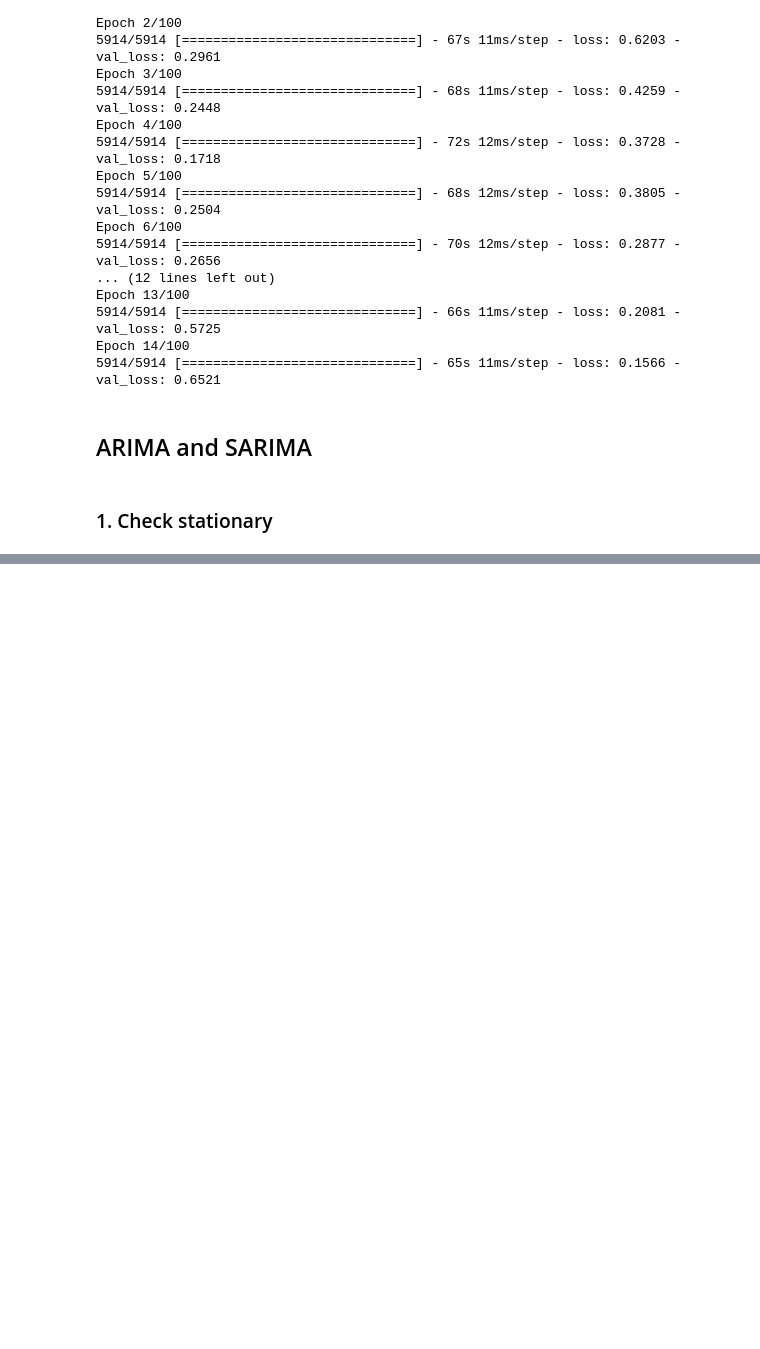
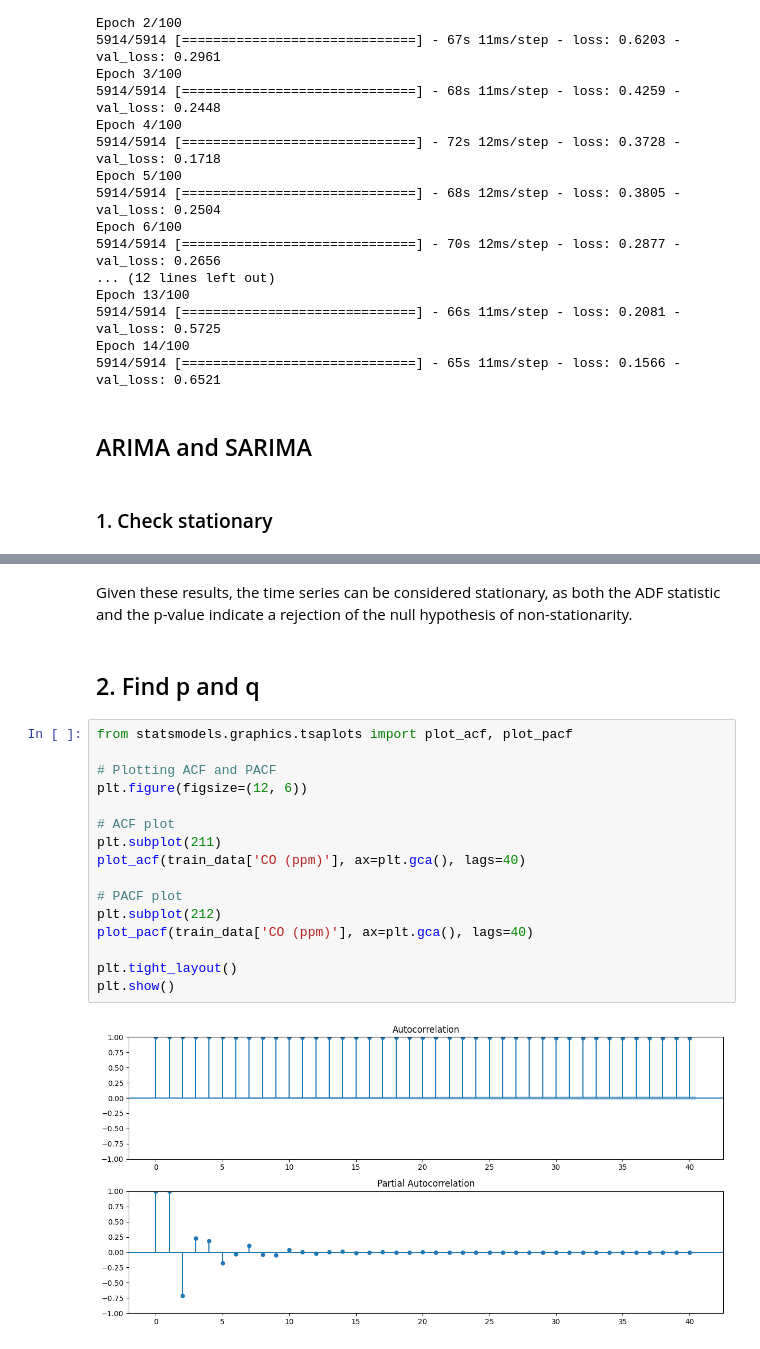
Before and after one commit to jigsaw373/elec_825, a Jupyter notebook: CO.ipynb, the cells around one changed output, grey strips where cells are left out. Drawn from its saved outputs; the diff is of its cells as text; blank space fills up the shorter version.

```diff
--- a/CO.ipynb
+++ b/CO.ipynb
@@ -714,0 +657,22 @@ Name: predicted_mean, dtype: float64
+# %% [markdown]
+Given these results, the time series can be considered stationary, as both the ADF statistic and the p-value indicate a rejection of the null hypothesis of non-stationarity.
+# %% [markdown]
+## 2. Find p and q
+# %%
+from statsmodels.graphics.tsaplots import plot_acf, plot_pacf
+
+# Plotting ACF and PACF
+plt.figure(figsize=(12, 6))
+
+# ACF plot
+plt.subplot(211)
+plot_acf(train_data['CO (ppm)'], ax=plt.gca(), lags=40)
+
+# PACF plot
+plt.subplot(212)
+plot_pacf(train_data['CO (ppm)'], ax=plt.gca(), lags=40)
+
+plt.tight_layout()
+plt.show()
+# %% [output]
+[figure, added]
```
Also changed, not shown: parts of 16 cells of this notebook.
